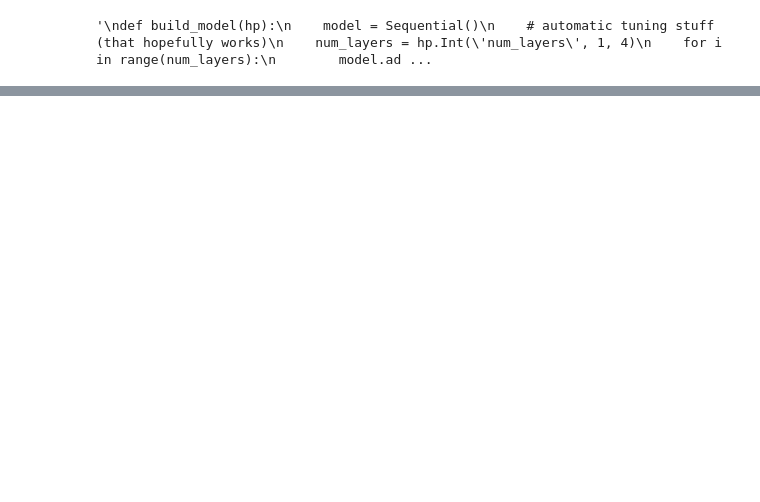
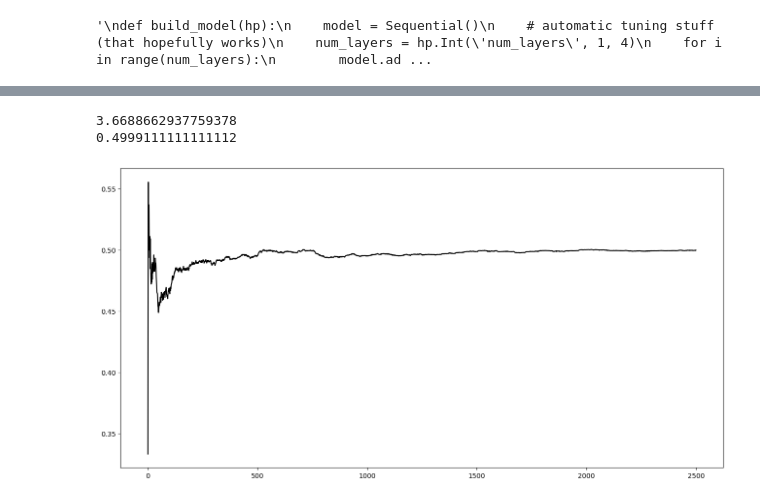
Before and after one commit to kwandji113/Algorithmic-Trading-Bot-, a Jupyter notebook: algorithmictrading (1).ipynb, the cells around one changed output, grey strips where cells are left out. Saved outputs shown, nothing was run; the diff lists cells and outputs as text; code cells hidden in the pictures; blank space fills up the shorter version.

Commit message:
More testing algorithms, need to finish t-test tho

```diff
--- a/algorithmictrading (1).ipynb
+++ b/algorithmictrading (1).ipynb
@@ -167,4 +185,4 @@ import keras
 from keras_tuner import HyperParameters, RandomSearch
 from keras.models import load_model
 #num_features = xs[1].shape[1]
-model = tf.keras.models.load_model('/kaggle/working/FinalModelADX.keras')
+model = tf.keras.models.load_model('FinalModelADX.keras')
@@ -269,3 +262,27 @@ def find_best_stock():
         stock = training_vals[i]
         stock_inverse_scaler = scalers[stock]
         testing_data = stock_data_testing[stock]
+# %%
+def create_prediction_dictionary():
+    dictionary = {}
+    Y_test_dict = {}
+    for stock in training_vals:
+        X_test = []
+        Y_test = []
+        test_scaler = scalers[stock]
+        for key, df in stock_data_testing.items():
+            if(key == stock):
+                if len(df) >= n_days + m_days:
+                    for i in range(len(df) - n_days - m_days + 1):
+                        X_test.append(df.iloc[i:i+n_days, 1:-1].to_numpy())
+
+                    for i in range(len(df) - n_days - m_days + 1):
+                        Y_test.append(df.iloc[i+n_days:i+n_days+m_days, -1].to_numpy())
+        X_test = np.array(X_test)
+        Y_test = np.array(Y_test)
+        y_pred = model.predict(X_test)
+        dictionary[stock] = y_pred
+        Y_test_dict[stock] = Y_test
+    return dictionary, Y_test_dict
+# %%
+pred_dict = create_prediction_dictionary()
@@ -319,11 +341,21 @@ def create_test_set(index, graph = False):
 # %%
 sd_avg_error = 0
 sd_avg_direction = 0
+counter = 0
 list_thing = []
 for i in range(len(training_vals)):
-    l = create_test_set(i)
-    sd_avg_error += l[0]
-    sd_avg_direction += l[1]
-    list_thing.append(l[1])
-print(sd_avg_error / len(training_vals))
-print(sd_avg_direction / len(training_vals))
+    for k in range(0, 100):
+        l = create_test_set(i, k)
+        sd_avg_error += l[0]
+        sd_avg_direction += l[1]
+        counter += 1
+        list_thing.append(sd_avg_direction / counter)
+print(sd_avg_error / counter)
+print(sd_avg_direction / counter)
+plt.figure(figsize=(16,8))
+plt.plot(list_thing, color = 'black', label = 'Test')
+plt.show()
+# %% [output]
+3.6688662937759378
+0.4999111111111112
+[figure, added]
```
Also changed, not shown: parts of 5 cells of this notebook.
